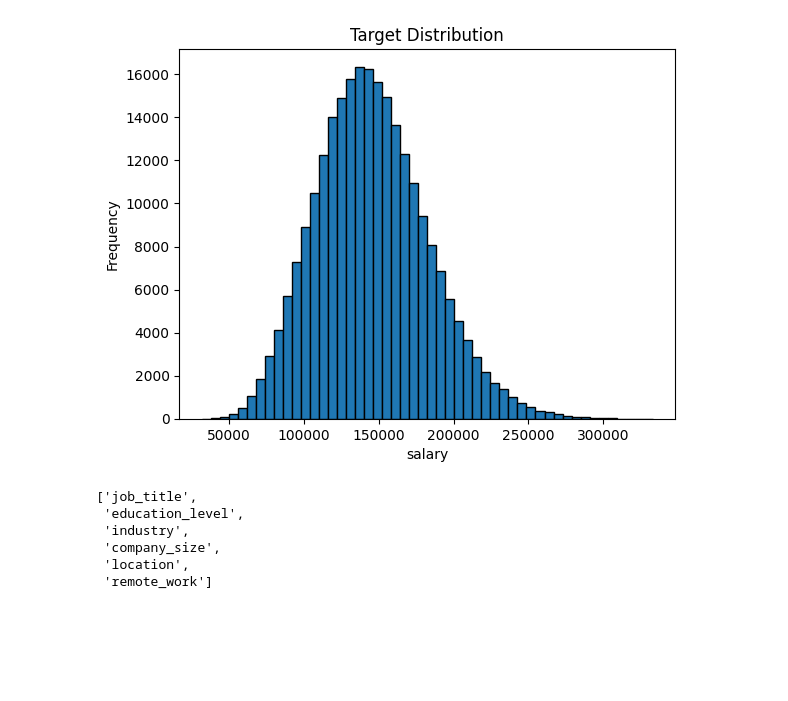
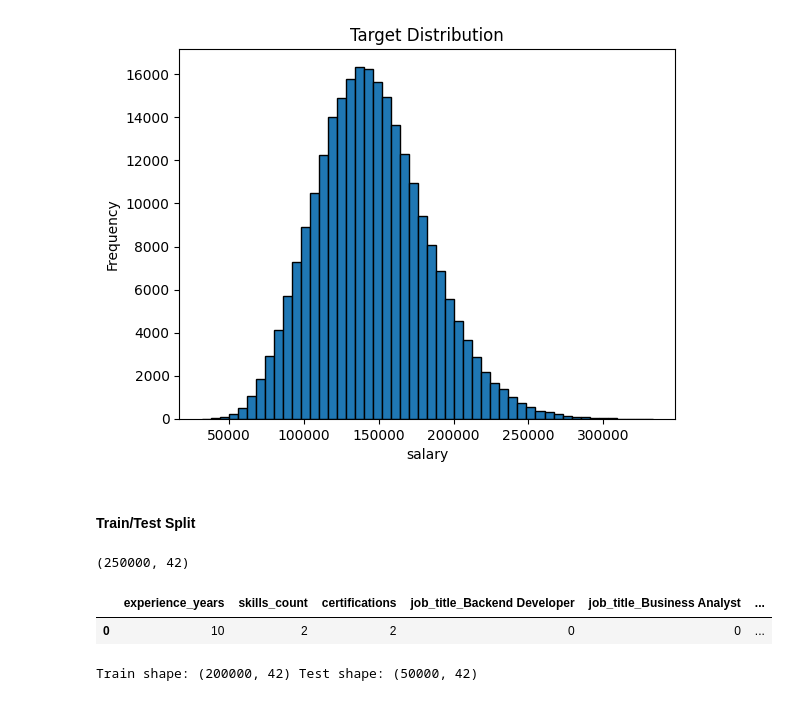
Before and after one commit to mdmohsin212/Kaggle-competitions, a Jupyter notebook: Employee Salary Prediction/model/Salary_prediction.ipynb, the cells around one changed output. Saved outputs shown, nothing was run; the diff lists cells and outputs as text; code cells hidden in the pictures; blank space fills up the shorter version.

Commit message:
Train/Test Split

```diff
--- a/Employee Salary Prediction/model/Salary_prediction.ipynb
+++ b/Employee Salary Prediction/model/Salary_prediction.ipynb
@@ -76,13 +80,26 @@ plt.ylabel("Frequency")
 plt.show()
 # %% [output]
 [figure]
-# %%
-categorical_cols = df.select_dtypes('object').columns.tolist()
-categorical_cols
-# %% [output]
-['job_title',
- 'education_level',
- 'industry',
- 'company_size',
- 'location',
- 'remote_work']
+# %% [markdown]
+#### Train/Test Split
+# %%
+x = df.drop("salary", axis=1)
+y = df["salary"]
+# %%
+x = pd.get_dummies(x, drop_first=True, dtype=int)
+
+print(x.shape)
+
+x.head(1)
+# %% [output]
+(250000, 42)
+|  | experience_years | skills_count | certifications | job_title_Backend Developer | job_title_Business Analyst | ... |
+| 0 | 10 | 2 | 2 | 0 | 0 | ... |
+# %%
+x_train, x_test, y_train, y_test = train_test_split(
+    x, y, test_size=0.20, random_state=42
+)
+
+print("Train shape:", x_train.shape, "Test shape:", x_test.shape)
+# %% [output]
+Train shape: (200000, 42) Test shape: (50000, 42)
```
Also changed, not shown: parts of 1 cell of this notebook.
